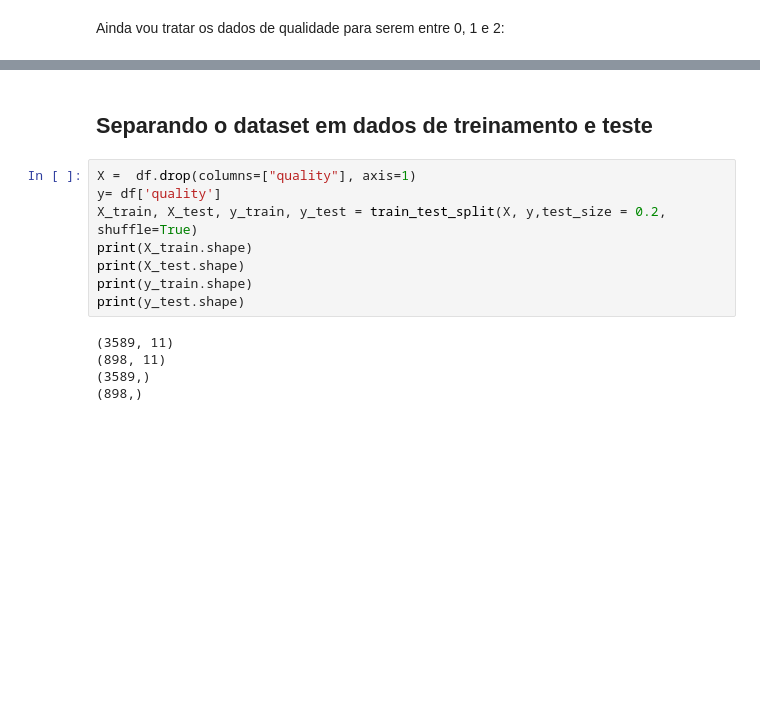
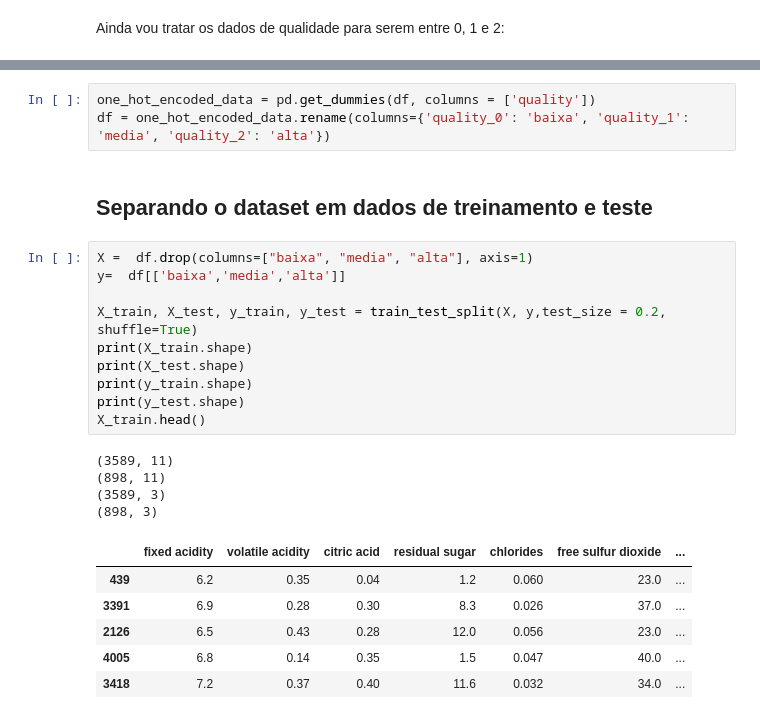
Before and after one commit to pedrohba1/IC, a Jupyter notebook: vinhos/vinhos_undersampling.ipynb, the cells around one changed output, grey strips where cells are left out. Drawn from its saved outputs; the diff is of its cells as text; blank space fills up the shorter version.

```diff
--- a/vinhos/vinhos_undersampling.ipynb
+++ b/vinhos/vinhos_undersampling.ipynb
@@ -165,18 +173,29 @@ Name: quality, dtype: int64
+# %%
+one_hot_encoded_data = pd.get_dummies(df, columns = ['quality'])
+df = one_hot_encoded_data.rename(columns={'quality_0': 'baixa', 'quality_1': 'media', 'quality_2': 'alta'})
 # %% [markdown]
 <h2>Separando o dataset em dados de treinamento e teste </h2>
 # %%
-X =  df.drop(columns=["quality"], axis=1)
-y= df['quality']
+X =  df.drop(columns=["baixa", "media", "alta"], axis=1)
+y=  df[['baixa','media','alta']]
+
 X_train, X_test, y_train, y_test = train_test_split(X, y,test_size = 0.2, shuffle=True)
 print(X_train.shape)
 print(X_test.shape)
 print(y_train.shape)
 print(y_test.shape)
+X_train.head()
 # %% [output]
 (3589, 11)
 (898, 11)
-(3589,)
-(898,)
+(3589, 3)
+(898, 3)
+|  | fixed acidity | volatile acidity | citric acid | residual sugar | chlorides | free sulfur dioxide | ... |
+| 439 | 6.2 | 0.35 | 0.04 | 1.2 | 0.060 | 23.0 | ... |
+| 3391 | 6.9 | 0.28 | 0.30 | 8.3 | 0.026 | 37.0 | ... |
+| 2126 | 6.5 | 0.43 | 0.28 | 12.0 | 0.056 | 23.0 | ... |
+| 4005 | 6.8 | 0.14 | 0.35 | 1.5 | 0.047 | 40.0 | ... |
+| 3418 | 7.2 | 0.37 | 0.40 | 11.6 | 0.032 | 34.0 | ... |
 # %%
 dimension = X_train.shape[1]
 def create_model():
```
Also changed, not shown: parts of 10 cells of this notebook, 2 other files.
